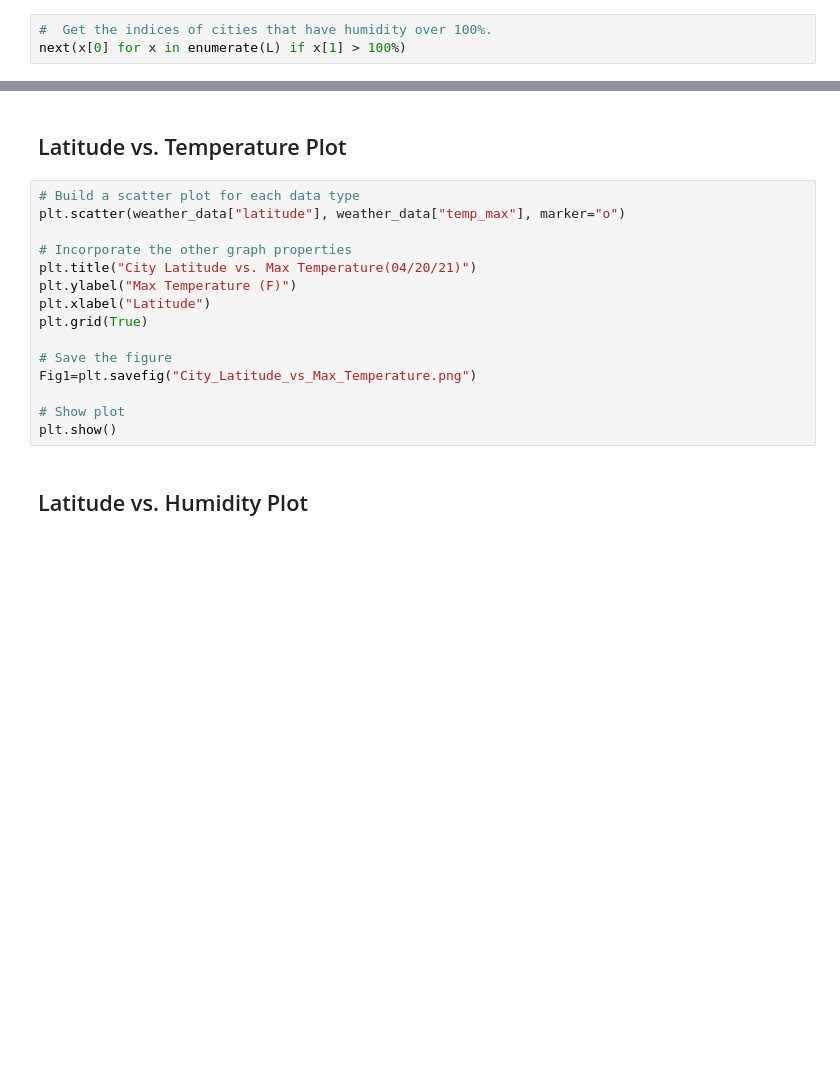
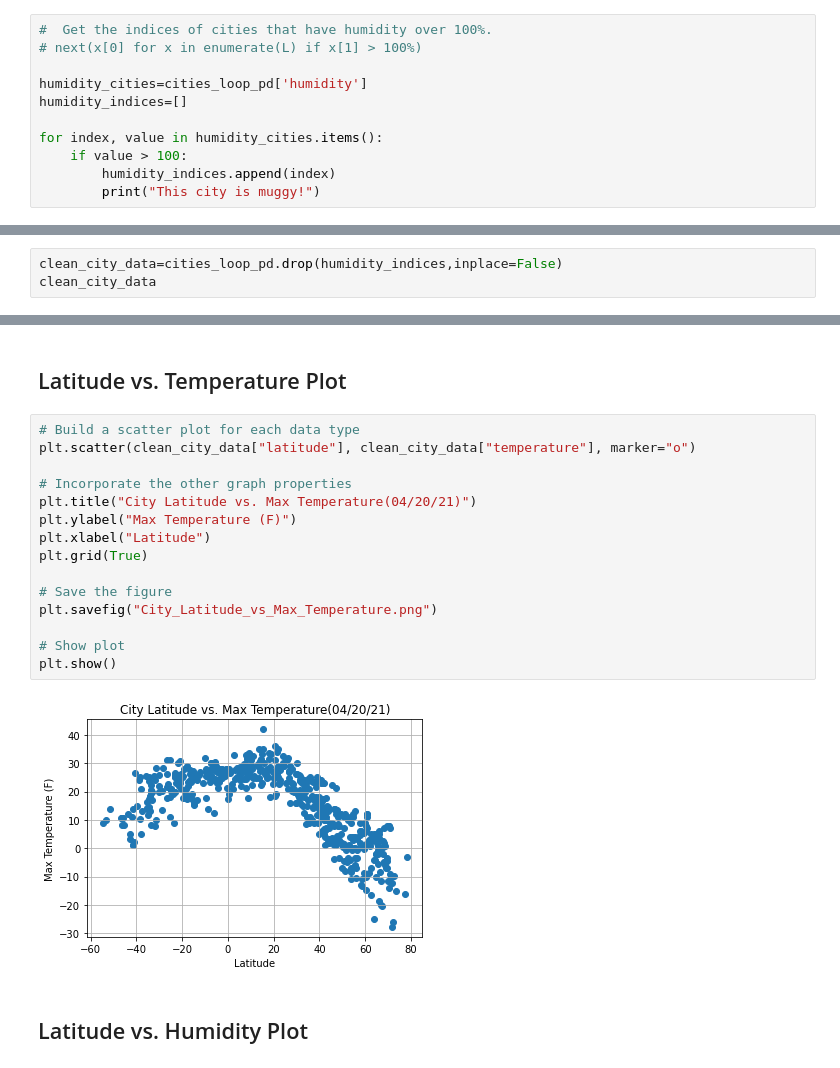
Before and after one commit to AnneNiemiec/Python-API, a Jupyter notebook: Weather_py/WeatherPy.ipynb, the cells around one changed output, grey strips where cells are left out. Cells and saved outputs as stored; diff of their text form; blank space fills up the shorter version.

Commit message:
Plotting complete

```diff
--- a/Weather_py/WeatherPy.ipynb
+++ b/Weather_py/WeatherPy.ipynb
@@ -206,4 +189,12 @@ cities_loop_pd
 Skip this step if there are no cities that have humidity > 100%.
 # %%
 #  Get the indices of cities that have humidity over 100%.
-next(x[0] for x in enumerate(L) if x[1] > 100%)
+# next(x[0] for x in enumerate(L) if x[1] > 100%)
+
+humidity_cities=cities_loop_pd['humidity']
+humidity_indices=[]
+
+for index, value in humidity_cities.items():
+    if value > 100:
+        humidity_indices.append(index)
+        print("This city is muggy!")
@@ -210,3 +205,6 @@ next(x[0] for x in enumerate(L) if x[1] > 100%)
 # %%
 # Make a new DataFrame equal to the city data to drop all humidity outliers by index.
 # Passing "inplace=False" will make a copy of the city_data DataFrame, which we call "clean_city_data".
+# %%
+clean_city_data=cities_loop_pd.drop(humidity_indices,inplace=False)
+clean_city_data
@@ -218,19 +230,21 @@ next(x[0] for x in enumerate(L) if x[1] > 100%)
 ## Latitude vs. Temperature Plot
 # %%
 # Build a scatter plot for each data type
-plt.scatter(weather_data["latitude"], weather_data["temp_max"], marker="o")
+plt.scatter(clean_city_data["latitude"], clean_city_data["temperature"], marker="o")
 
 # Incorporate the other graph properties
 plt.title("City Latitude vs. Max Temperature(04/20/21)")
 plt.ylabel("Max Temperature (F)")
 plt.xlabel("Latitude")
 plt.grid(True)
 
 # Save the figure
-Fig1=plt.savefig("City_Latitude_vs_Max_Temperature.png")
+plt.savefig("City_Latitude_vs_Max_Temperature.png")
 
 # Show plot
 plt.show()
+# %% [output]
+[figure, added]
 # %% [markdown]
 ## Latitude vs. Humidity Plot
 # %%
```
Also changed, not shown: parts of 20 cells of this notebook, 5 other files.
